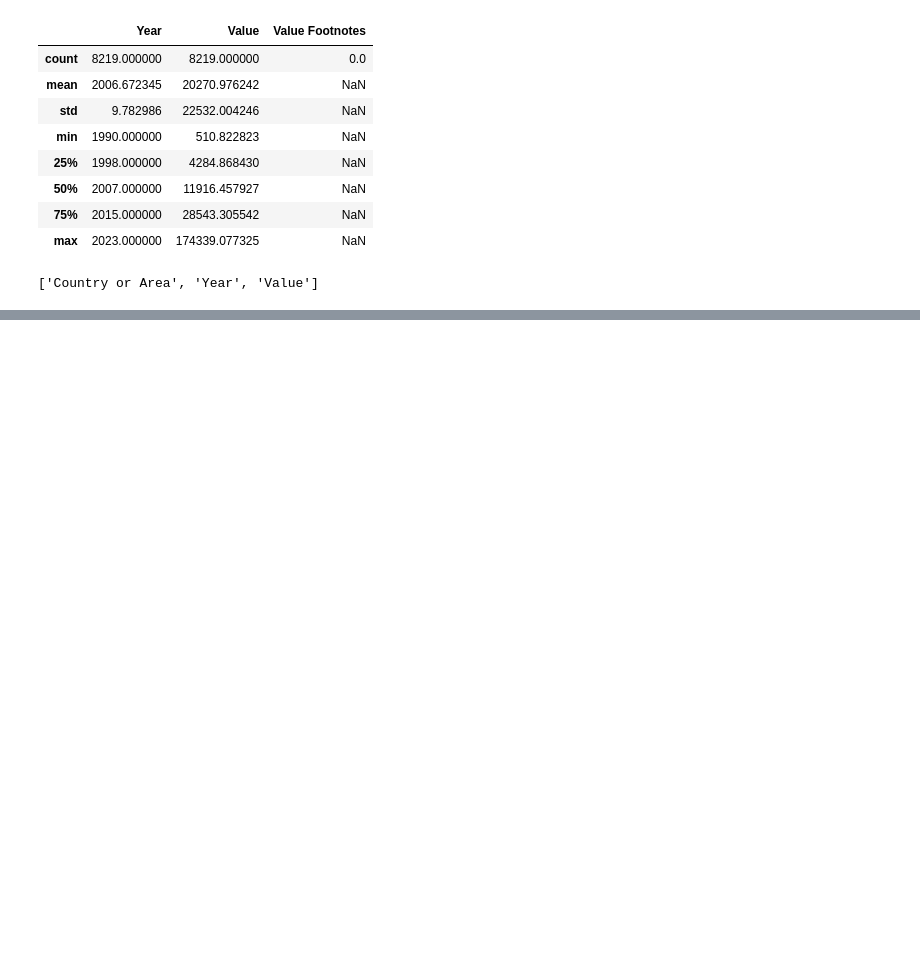
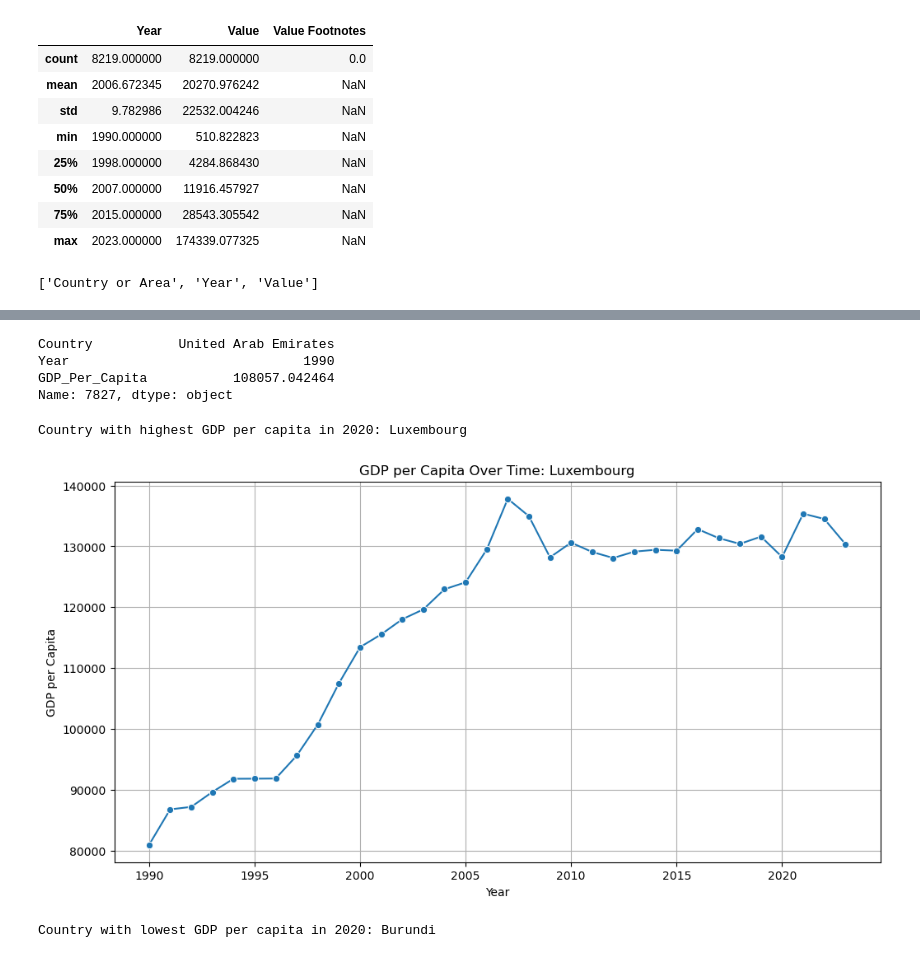
Before and after one commit to NSS-Data-Analytics-Cohort-16/da16-python-gdp-and-internet-use-analysis-brandonwmcmurtry, a Jupyter notebook: notebooks/gdp_internetuse.ipynb, the cells around one changed output, grey strips where cells are left out. Cells and saved outputs as stored; diff of their text form; code cells hidden in the pictures; blank space fills up the shorter version.

```diff
--- a/notebooks/gdp_internetuse.ipynb
+++ b/notebooks/gdp_internetuse.ipynb
@@ -185,0 +190,8 @@ Median GDP per Capita in 2020: 15309.23598817024
+# %%
+first_country = high_gdp.iloc[0]
+first_country
+# %% [output]
+Country           United Arab Emirates
+Year                              1990
+GDP_Per_Capita           108057.042464
+Name: 7827, dtype: object
@@ -185,0 +200,7 @@ Median GDP per Capita in 2020: 15309.23598817024
+# %%
+highest_2020 = gdp_df_2020.loc[gdp_df_2020["GDP_Per_Capita"].idxmax()]
+# %%
+country_with_highest_2020 = highest_2020["Country"]
+print("Country with highest GDP per capita in 2020:", country_with_highest_2020)
+# %% [output]
+Country with highest GDP per capita in 2020: Luxembourg
@@ -185,0 +210,13 @@ Median GDP per Capita in 2020: 15309.23598817024
+# %%
+country_df = gdp_df[gdp_df["Country"] == country_with_highest_2020]
+
+plt.figure(figsize=(12,6))
+sns.lineplot(data=country_df, x="Year", y="GDP_Per_Capita", marker="o")
+
+plt.title(f"GDP per Capita Over Time: {country_with_highest_2020}")
+plt.xlabel("Year")
+plt.ylabel("GDP per Capita")
+plt.grid(True)
+plt.show()
+# %% [output]
+[figure, added]
@@ -185,0 +227,6 @@ Median GDP per Capita in 2020: 15309.23598817024
+# %%
+country_with_lowest_2020 = lowest_2020["Country"]
+
+print("Country with lowest GDP per capita in 2020:", country_with_lowest_2020)
+# %% [output]
+Country with lowest GDP per capita in 2020: Burundi
```
Also changed, not shown: parts of 29 cells of this notebook.
